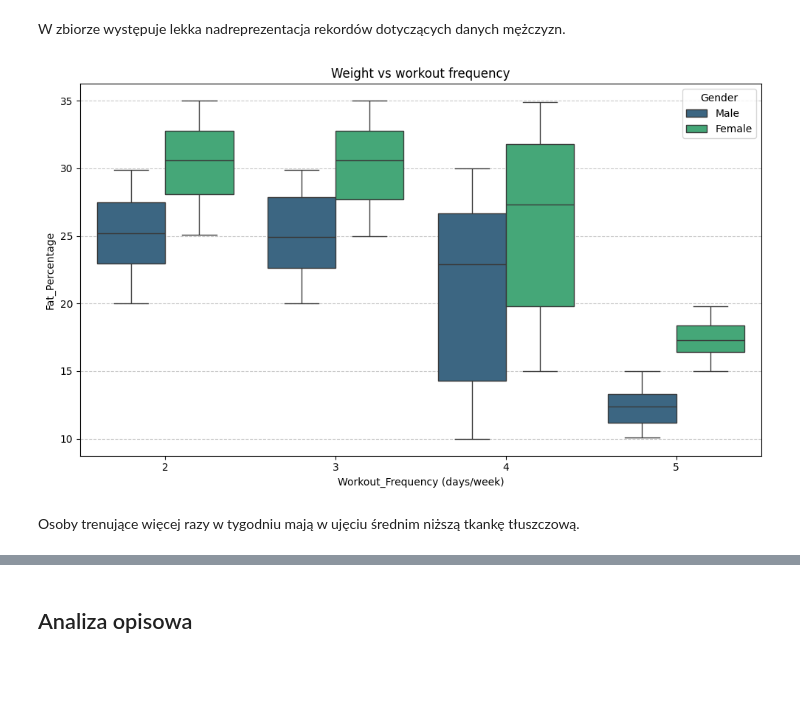
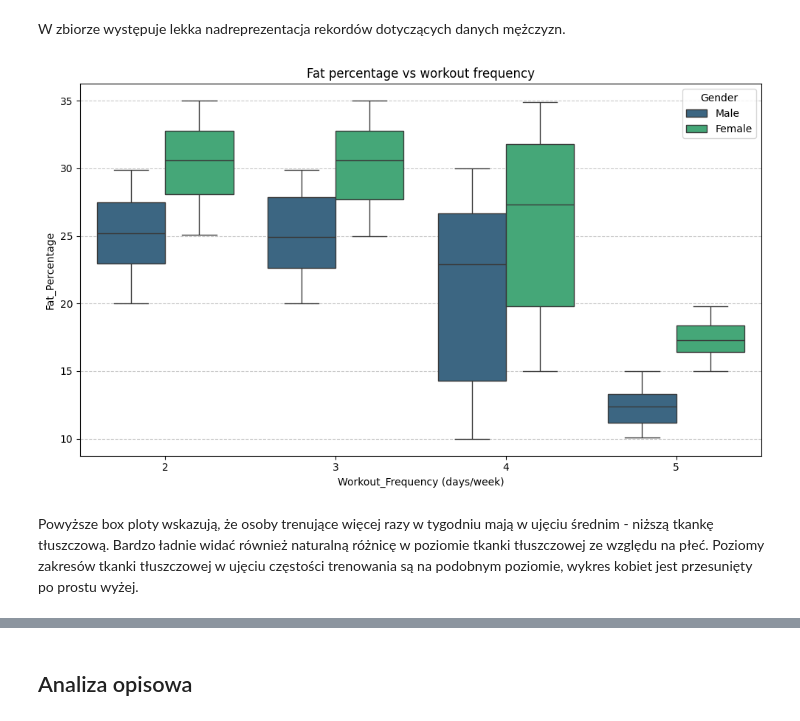
Before and after one commit to karoljablonski/Statistics_pg, a Jupyter notebook: project.ipynb, the cells around one changed output, grey strips where cells are left out. Cells and saved outputs as stored; diff of their text form; code cells hidden in the pictures; blank space fills up the shorter version.

```diff
--- a/project.ipynb
+++ b/project.ipynb
@@ -663,13 +657,13 @@ W zbiorze występuje lekka nadreprezentacja rekordów dotyczących danych mężc
 # %%
 plt.figure(figsize=(10, 6))
 sns.boxplot(data=df, x='Workout_Frequency (days/week)', y='Fat_Percentage', hue='Gender', palette='viridis')
-plt.title('Weight vs workout frequency')
+plt.title('Fat percentage vs workout frequency')
 plt.xlabel('Workout_Frequency (days/week)')
 plt.ylabel('Fat_Percentage')
 plt.grid(axis='y', linestyle='--', alpha=0.7)
 plt.tight_layout()
 plt.show()
 # %% [output]
-[figure, old version]
+[figure, new version]
 # %% [markdown]
-Osoby trenujące więcej razy w tygodniu mają w ujęciu średnim niższą tkankę tłuszczową.
+Powyższe box ploty wskazują, że osoby trenujące więcej razy w tygodniu mają w ujęciu średnim - niższą tkankę tłuszczową. Bardzo ładnie widać również naturalną różnicę w poziomie tkanki tłuszczowej ze względu na płeć. Poziomy zakresów tkanki tłuszczowej w ujęciu częstości trenowania są na podobnym poziomie, wykres kobiet jest przesunięty po prostu wyżej.
```
Also changed, not shown: parts of 30 cells of this notebook.
